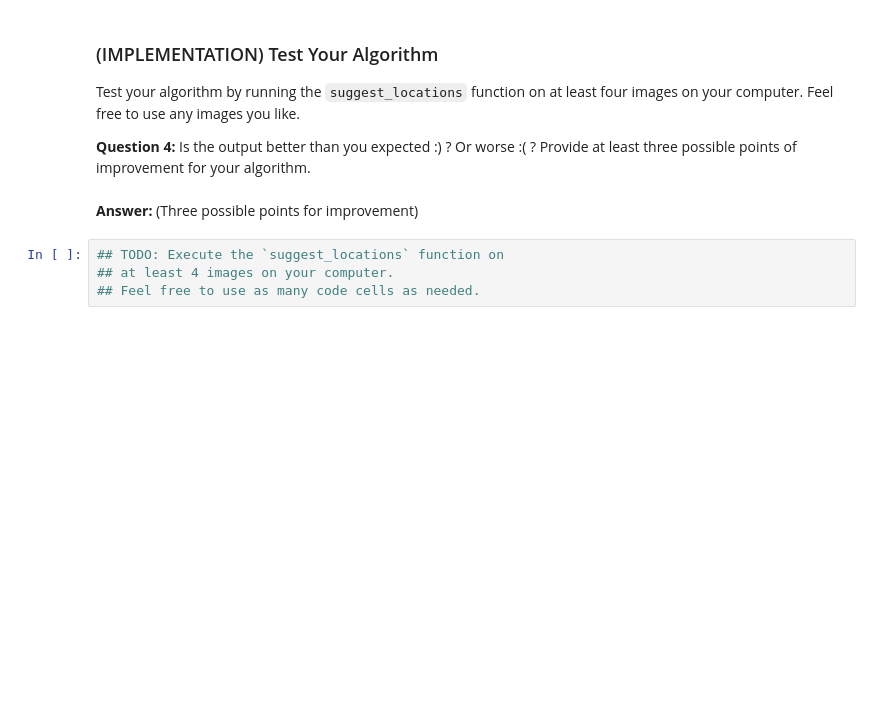
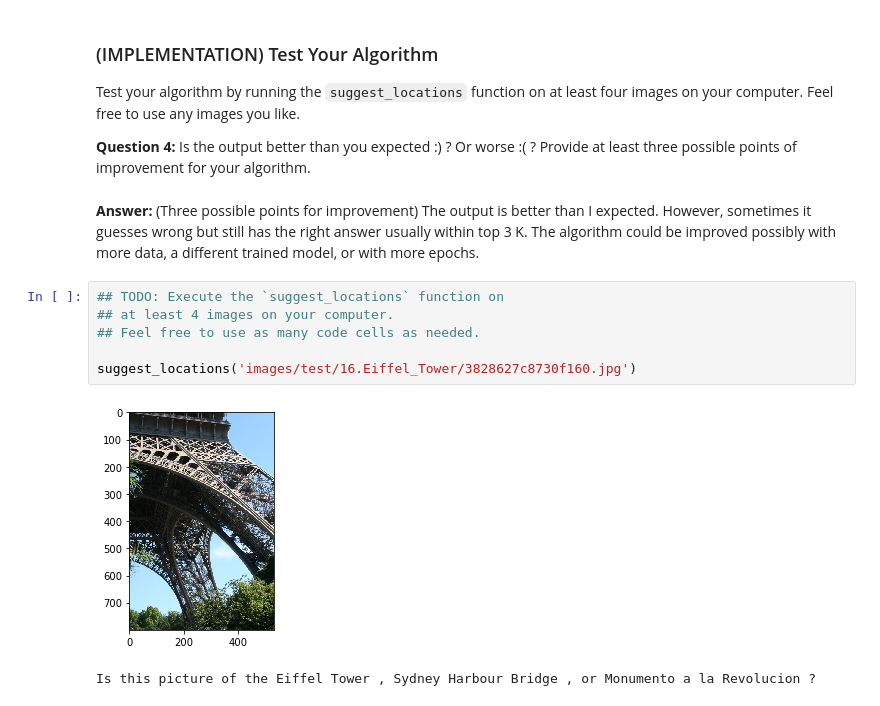
Before and after one commit to erichuiwong/deep-learning, a Jupyter notebook: landmark-classifier/landmark_project/landmark.ipynb, the cells around one changed output. Saved outputs shown, nothing was run; the diff lists cells and outputs as text; blank space fills up the shorter version.

```diff
--- a/landmark-classifier/landmark_project/landmark.ipynb
+++ b/landmark-classifier/landmark_project/landmark.ipynb
@@ -639,9 +634,15 @@ suggest_locations('images/test/09.Golden_Gate_Bridge/190f3bae17c32c37.jpg')
 Test your algorithm by running the `suggest_locations` function on at least four images on your computer. Feel free to use any images you like.
 
 __Question 4:__ Is the output better than you expected :) ?  Or worse :( ?  Provide at least three possible points of improvement for your algorithm.
-# %% [markdown]
-__Answer:__ (Three possible points for improvement)
+# %% [markdown]
+__Answer:__ (Three possible points for improvement)
+The output is better than I expected. However, sometimes it guesses wrong but still has the right answer usually within top 3 K. The algorithm could be improved possibly with more data, a different trained model, or with more epochs.
 # %%
 ## TODO: Execute the `suggest_locations` function on
 ## at least 4 images on your computer.
 ## Feel free to use as many code cells as needed.
+
+suggest_locations('images/test/16.Eiffel_Tower/3828627c8730f160.jpg')
+# %% [output]
+[figure, added]
+Is this picture of the Eiffel Tower , Sydney Harbour Bridge , or Monumento a la Revolucion ?
```
Also changed, not shown: parts of 17 cells of this notebook.
